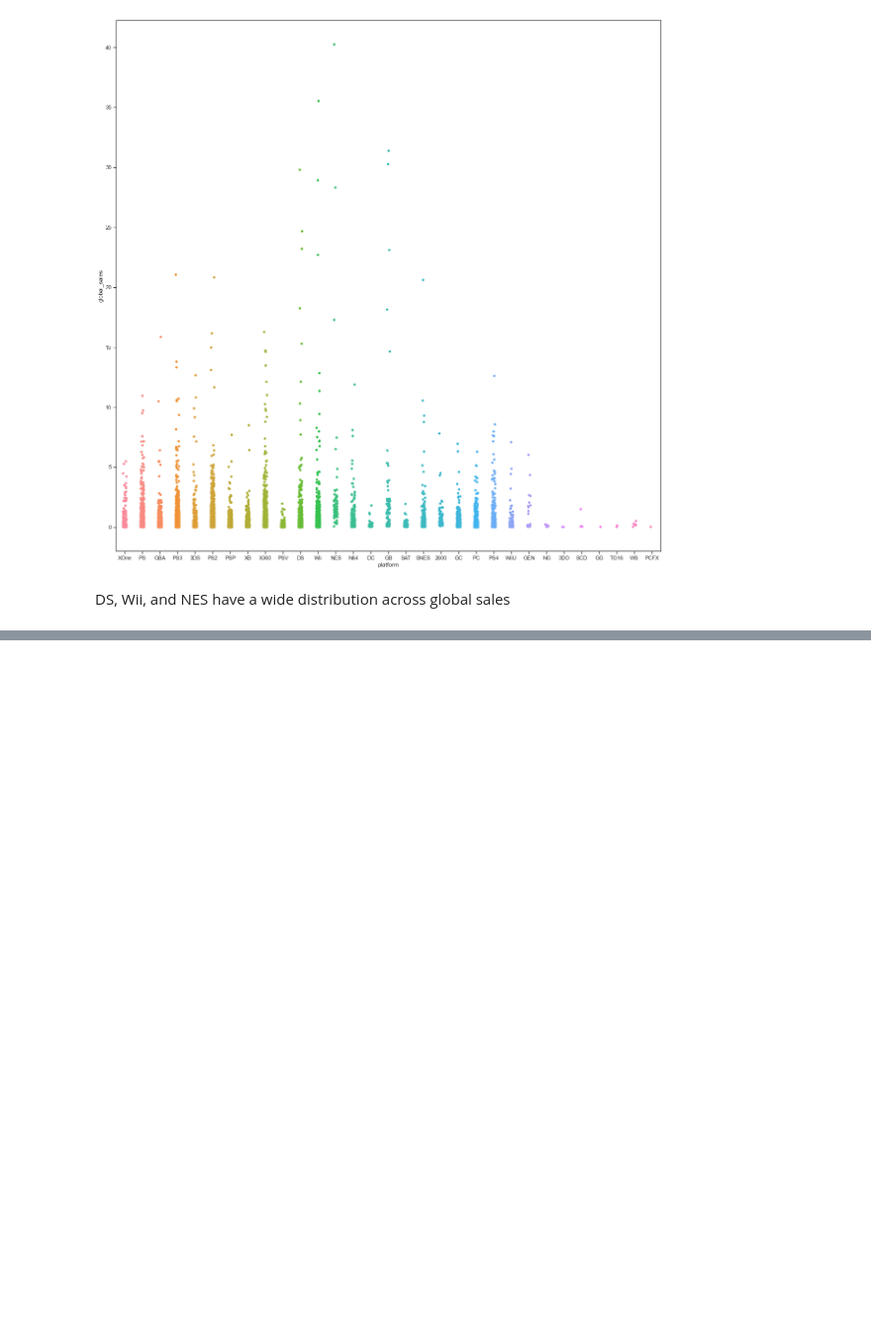
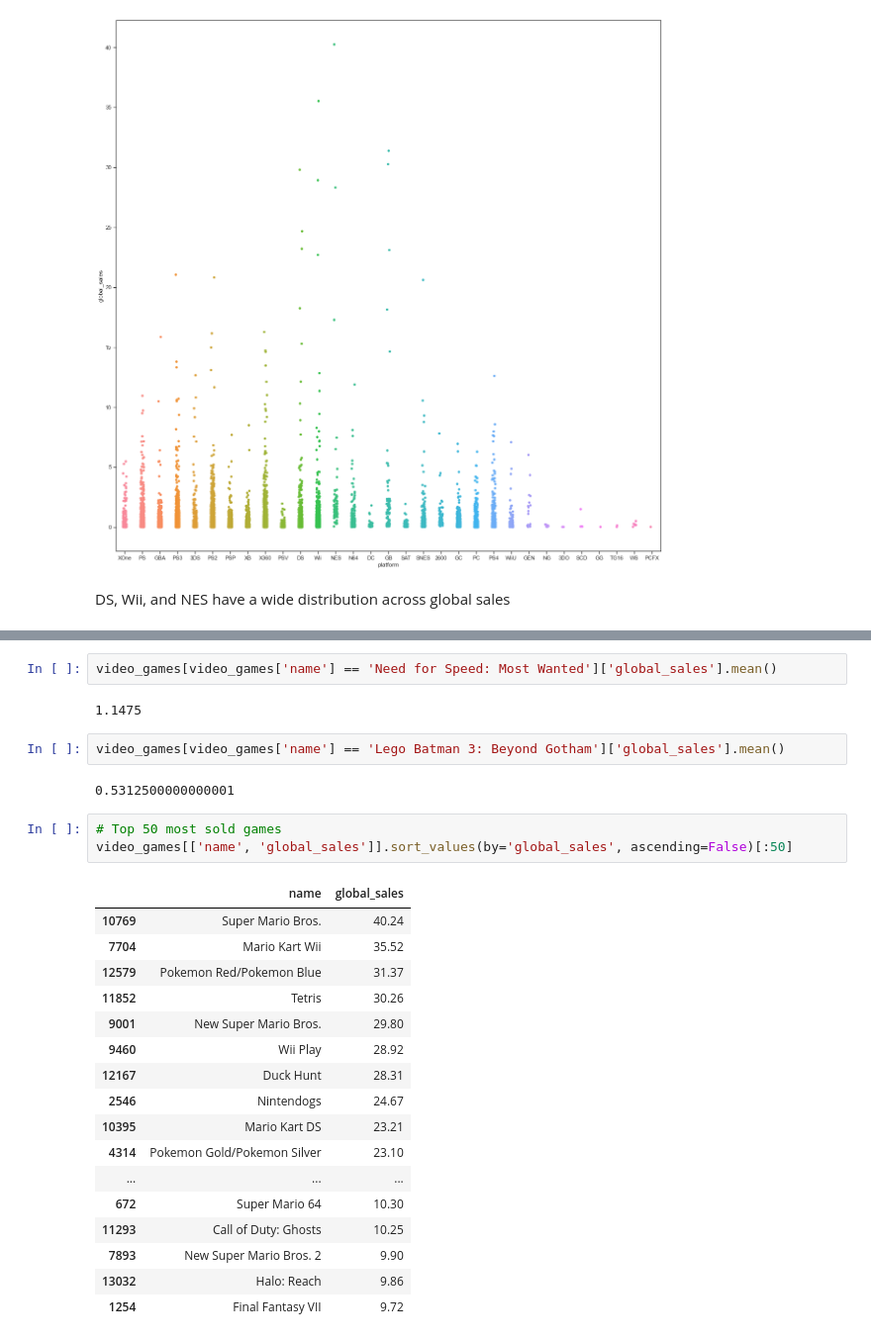
Before and after one commit to wao218/video-game-sales-prediction, a Jupyter notebook: code/02-exploratory-data-analysis.ipynb, the cells around one changed output, grey strips where cells are left out. Shown at 99% size. Drawn from its saved outputs; the diff is of its cells as text; blank space fills up the shorter version.

```diff
--- a/code/02-exploratory-data-analysis.ipynb
+++ b/code/02-exploratory-data-analysis.ipynb
@@ -192,0 +213,29 @@ DS, Wii, and NES have a wide distribution across global sales
+# %%
+video_games[video_games['name'] == 'Need for Speed: Most Wanted']['global_sales'].mean()
+# %% [output]
+1.1475
+# %%
+video_games[video_games['name'] == 'Lego Batman 3: Beyond Gotham']['global_sales'].mean()
+# %% [output]
+0.5312500000000001
+# %%
+# Top 50 most sold games
+video_games[['name', 'global_sales']].sort_values(by='global_sales', ascending=False)[:50]
+# %% [output]
+|  | name | global_sales |
+| 10769 | Super Mario Bros. | 40.24 |
+| 7704 | Mario Kart Wii | 35.52 |
+| 12579 | Pokemon Red/Pokemon Blue | 31.37 |
+| 11852 | Tetris | 30.26 |
+| 9001 | New Super Mario Bros. | 29.80 |
+| 9460 | Wii Play | 28.92 |
+| 12167 | Duck Hunt | 28.31 |
+| 2546 | Nintendogs | 24.67 |
+| 10395 | Mario Kart DS | 23.21 |
+| 4314 | Pokemon Gold/Pokemon Silver | 23.10 |
+| ... | ... | ... |
+| 672 | Super Mario 64 | 10.30 |
+| 11293 | Call of Duty: Ghosts | 10.25 |
+| 7893 | New Super Mario Bros. 2 | 9.90 |
+| 13032 | Halo: Reach | 9.86 |
+| 1254 | Final Fantasy VII | 9.72 |
```
Also changed, not shown: parts of 2 cells of this notebook, 3 other files.
